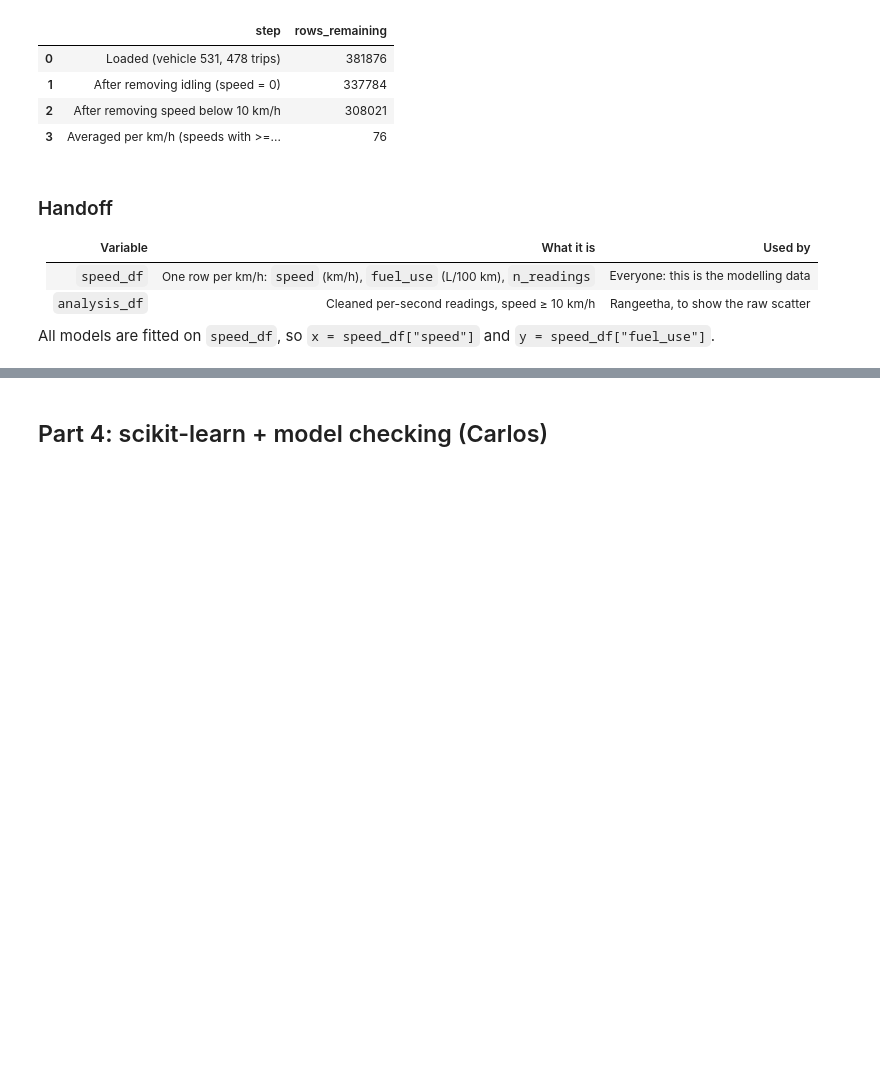
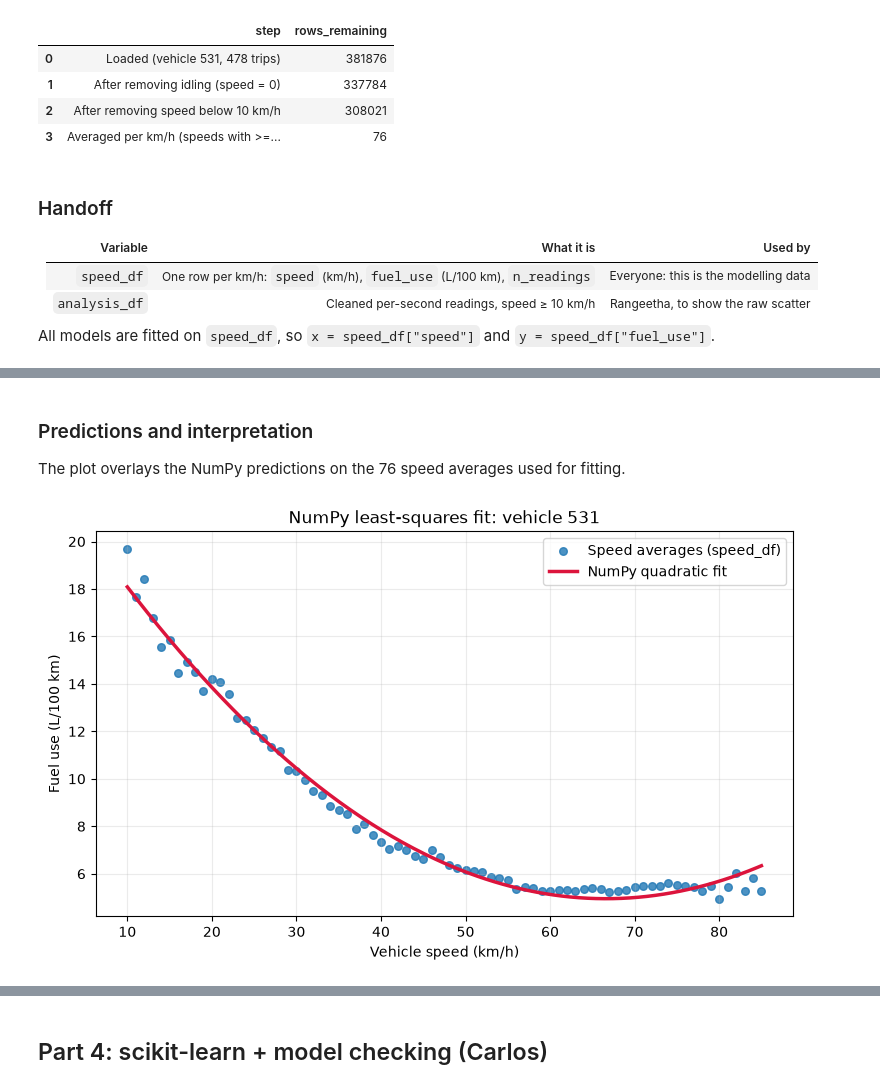
Before and after one commit to Namypark/ved-fuel-speed-linearization, a Jupyter notebook: src/main.ipynb, the cells around one changed output, grey strips where cells are left out. Cells and saved outputs as stored; diff of their text form; code cells hidden in the pictures; blank space fills up the shorter version.

```diff
--- a/src/main.ipynb
+++ b/src/main.ipynb
@@ -294,0 +466,19 @@ All models are fitted on `speed_df`, so `x = speed_df["speed"]` and `y = speed_d
+# %%
+speed = speed_df["speed"].to_numpy(dtype=float)
+speed_sq = speed_df["speed_sq"].to_numpy(dtype=float)
+fuel_use = speed_df["fuel_use"].to_numpy(dtype=float)
+
+design_matrix = np.column_stack((speed_sq, speed, np.ones_like(speed)))
+weights, residual_sum_squares, rank, singular_values = np.linalg.lstsq(
+    design_matrix, fuel_use, rcond=None
+)
+w2, w1, b = weights
+fuel_use_pred = design_matrix @ weights
+
+print("Design matrix columns: [speed², speed, 1]")
+print(f"Design matrix shape: {design_matrix.shape}")
+print(f"Rank: {rank}")
+print(f"w₂ = {w2:.8f} L/100km per (km/h)²")
+print(f"w₁ = {w1:.8f} L/100km per (km/h)")
+print(f"b  = {b:.8f} L/100km")
+print(f"Least-squares residual sum of squares: {residual_sum_squares[0]:.8f}")
@@ -294,0 +493,20 @@ All models are fitted on `speed_df`, so `x = speed_df["speed"]` and `y = speed_d
+# %% [markdown]
+### Predictions and interpretation
+
+The plot overlays the NumPy predictions on the 76 speed averages used for fitting.
+# %%
+speed_line = np.linspace(speed.min(), speed.max(), 300)
+design_line = np.column_stack((speed_line**2, speed_line, np.ones_like(speed_line)))
+fuel_use_line = design_line @ weights
+
+plt.figure(figsize=(9, 5))
+plt.scatter(speed, fuel_use, s=30, alpha=0.8, label="Speed averages (speed_df)")
+plt.plot(speed_line, fuel_use_line, color="crimson", linewidth=2.5, label="NumPy quadratic fit")
+plt.xlabel("Vehicle speed (km/h)")
+plt.ylabel("Fuel use (L/100 km)")
+plt.title("NumPy least-squares fit: vehicle 531")
+plt.legend()
+plt.grid(alpha=0.25)
+plt.show()
+# %% [output]
+[figure, added]
```
Also changed, not shown: parts of 24 cells of this notebook, 3 other files.
